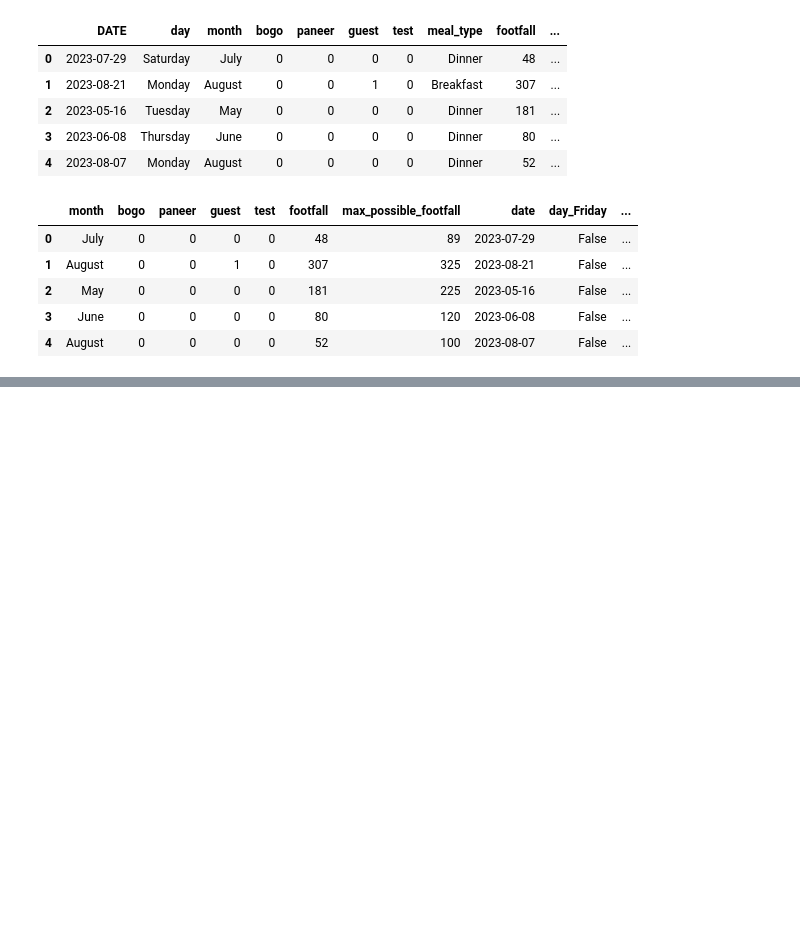
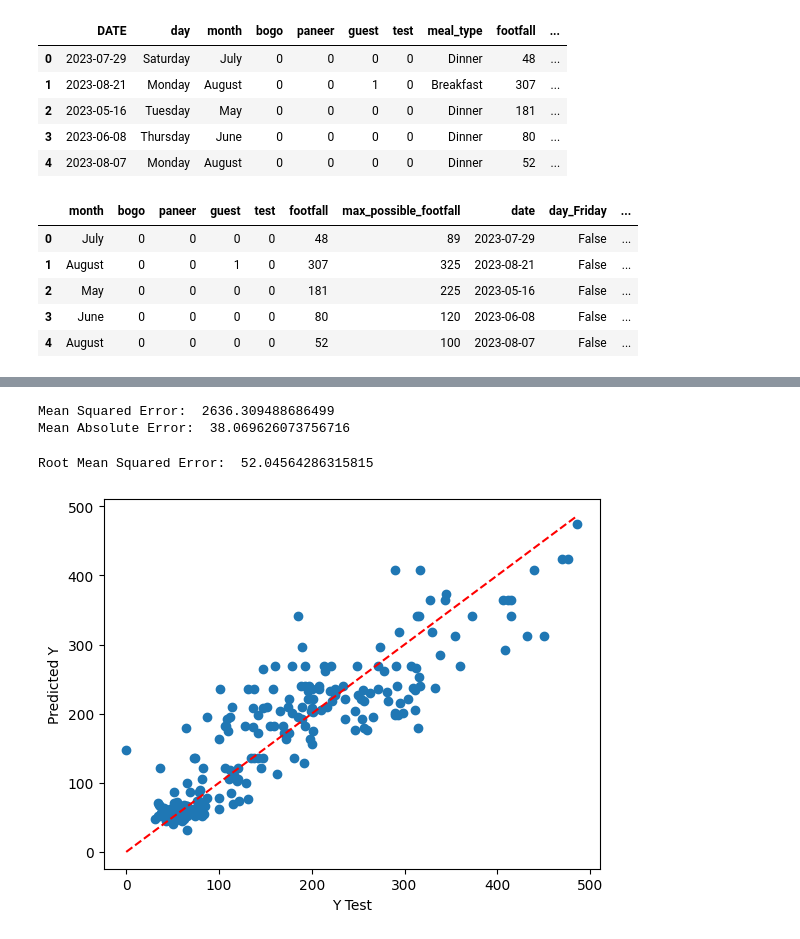
Before and after one commit to tenseisoham/MLPR, a Jupyter notebook: models/footfall735.ipynb, the cells around one changed output, grey strips where cells are left out. Cells and saved outputs as stored; diff of their text form; code cells hidden in the pictures; blank space fills up the shorter version.

```diff
--- a/models/footfall735.ipynb
+++ b/models/footfall735.ipynb
@@ -53,3 +53,5 @@ data2.head()
 | 2 | May | 0 | 0 | 0 | 0 | 181 | 225 | 2023-05-16 | False | ... |
 | 3 | June | 0 | 0 | 0 | 0 | 80 | 120 | 2023-06-08 | False | ... |
 | 4 | August | 0 | 0 | 0 | 0 | 52 | 100 | 2023-08-07 | False | ... |
+# %%
+data3 = data2.drop('date', axis=1)
@@ -55,0 +215,4 @@ data2.head()
+# %%
+model2 = glm(formula='footfall ~ bogo + paneer + day_Sunday + day_Saturday + guest + test + max_possible_footfall + meal_type_Breakfast + meal_type_Dinner + meal_type_Lunch', data=data3, family=sm.families.Poisson()).fit()
+
+print(model2.summary())
@@ -55,0 +237,25 @@ data2.head()
+# %%
+# printing the mean squared error
+mse2 = mean_squared_error(y_test, model2.predict(X_test))
+print('Mean Squared Error: ', mse2)
+
+# printing the mean absolute error
+mae2 = mean_absolute_error(y_test, model2.predict(X_test))
+print('Mean Absolute Error: ', mae2)
+# %% [output]
+Mean Squared Error:  2636.309488686499
+Mean Absolute Error:  38.069626073756716
+# %%
+print('Root Mean Squared Error: ', np.sqrt(mse))
+# %% [output]
+Root Mean Squared Error:  52.04564286315815
+# %%
+# using the coefficients of the model to plot the regression line
+predictions = model2.predict(X_test)
+plt.scatter(y_test, predictions)
+plt.plot([y_test.min(), y_test.max()], [y_test.min(), y_test.max()], 'r--')
+plt.xlabel('Y Test')
+plt.ylabel('Predicted Y')
+plt.show()
+# %% [output]
+[figure, added]
```
Also changed, not shown: parts of 18 cells of this notebook.
